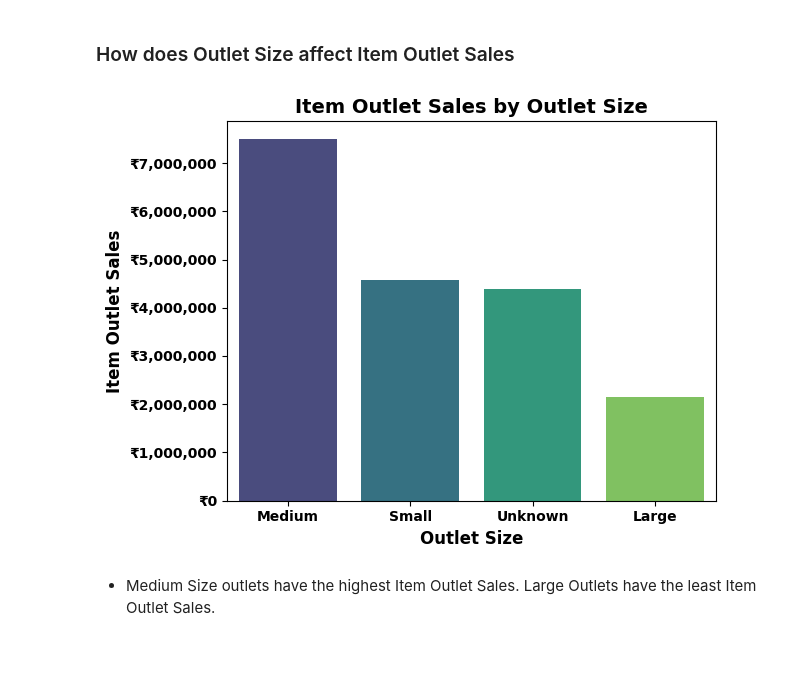
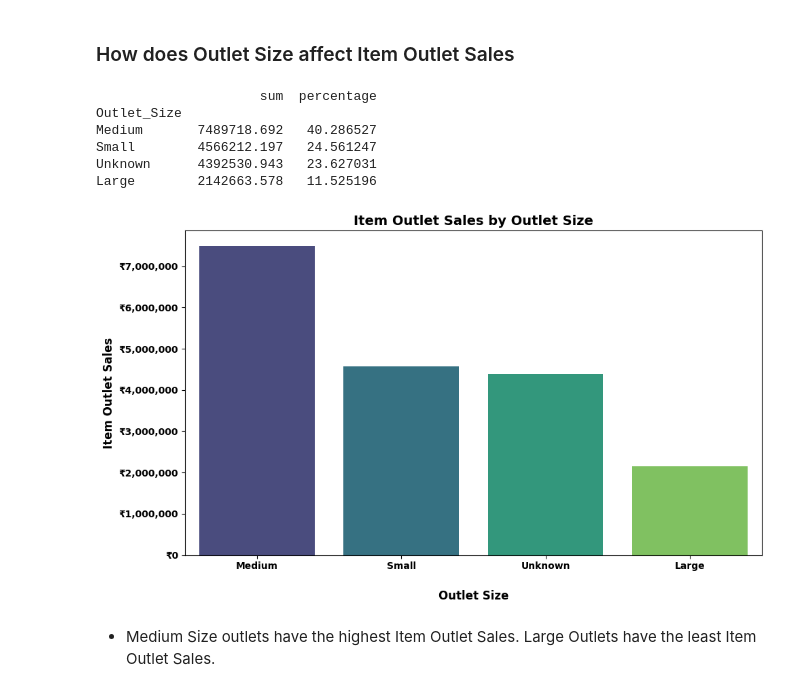
Before and after one commit to evany24/Predictions-of-Product-Sales, a Jupyter notebook: Prediction_of_Product_Sales.ipynb, the cells around one changed output. Drawn from its saved outputs; the diff is of its cells as text; code cells hidden in the pictures; blank space fills up the shorter version.

```diff
--- a/Prediction_of_Product_Sales.ipynb
+++ b/Prediction_of_Product_Sales.ipynb
@@ -594,23 +861,46 @@ plt.tight_layout()
 * Fruits and vegetables haev the highest Item Outlet Sales followed by Snack Foods. Breakfast and Seafood have the lowest Item Outlet Sales.
 # %% [markdown]
 ### How does Outlet Size affect Item Outlet Sales
+# %%
+# eda
+eda_df = df.copy()
+top_selling_item_types_df = eda_df.groupby('Outlet_Size')['Item_Outlet_Sales'].agg(['sum']).sort_values('sum', ascending = False)
+top_selling_item_types_df['sum'] = round(top_selling_item_types_df['sum'],3)
+top_selling_item_types_df['percentage'] = (top_selling_item_types_df['sum'] / top_selling_item_types_df['sum'].sum()) * 100
+print(top_selling_item_types_df)
+# %% [output]
+                     sum  percentage
+Outlet_Size
+Medium       7489718.692   40.286527
+Small        4566212.197   24.561247
+Unknown      4392530.943   23.627031
+Large        2142663.578   11.525196
 # %%
-# groupby and sort values by Item_Outlet_Sales
+# get sum and sort value counts for dataframe with grouped Outlet Size and Item Outlet Sales
 df_sorted = df.groupby('Outlet_Size')['Item_Outlet_Sales'].sum().reset_index().sort_values('Item_Outlet_Sales', ascending=False)
-# create barplot
-ax = sns.barplot(x='Outlet_Size', y='Item_Outlet_Sales', data=df_sorted, palette='viridis')
+# set palette
+colors = sns.color_palette("viridis", n_colors=len(df_sorted))
+plt.figure(figsize=(10, 6))
+# make seaborn barplot
+ax = sns.barplot(data=df_sorted,
+                 x='Outlet_Size',
+                 y='Item_Outlet_Sales',
+                 order=df_sorted['Outlet_Size'],
+                 palette=colors)
+# set labels
+ax.set_ylabel('Item Outlet Sales', fontsize=12, weight='bold')
+ax.set_xlabel('Outlet Size', fontsize=12, weight='bold', labelpad =  20)
+# set title
 ax.set_title('Item Outlet Sales by Outlet Size', fontsize=14, weight='bold')
-ax.set_xlabel('Outlet Size', fontsize=12, weight='bold')
-ax.set_ylabel('Item Outlet Sales', fontsize=12, weight='bold')
-ax.ticklabel_format(style='plain', axis='y')
+# set ticks
 plt.xticks(fontsize=10, weight='bold')
 plt.yticks(fontsize=10, weight='bold')
+# string formatter
 price_fmt = StrMethodFormatter("₹{x:,.0f}")
 ax.yaxis.set_major_formatter(price_fmt)
-plt.tight_layout()
-plt.show()
+plt.tight_layout();
 # %% [output]
-[figure, old version]
+[figure, new version]
 # %% [markdown]
 * Medium Size outlets have the highest Item Outlet Sales. Large Outlets have the least Item Outlet Sales.
 # %% [markdown]
```
Also changed, not shown: parts of 51 cells of this notebook.
